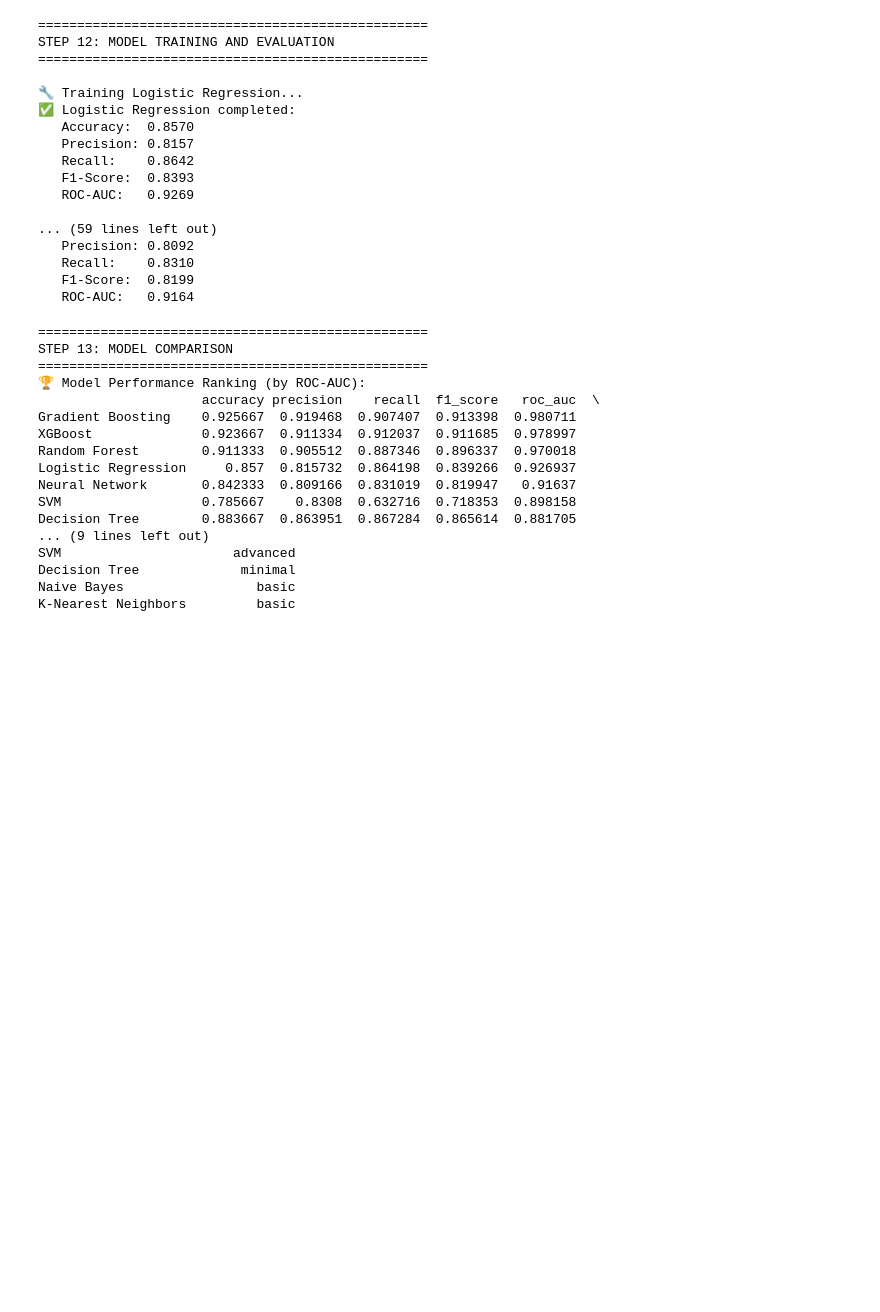
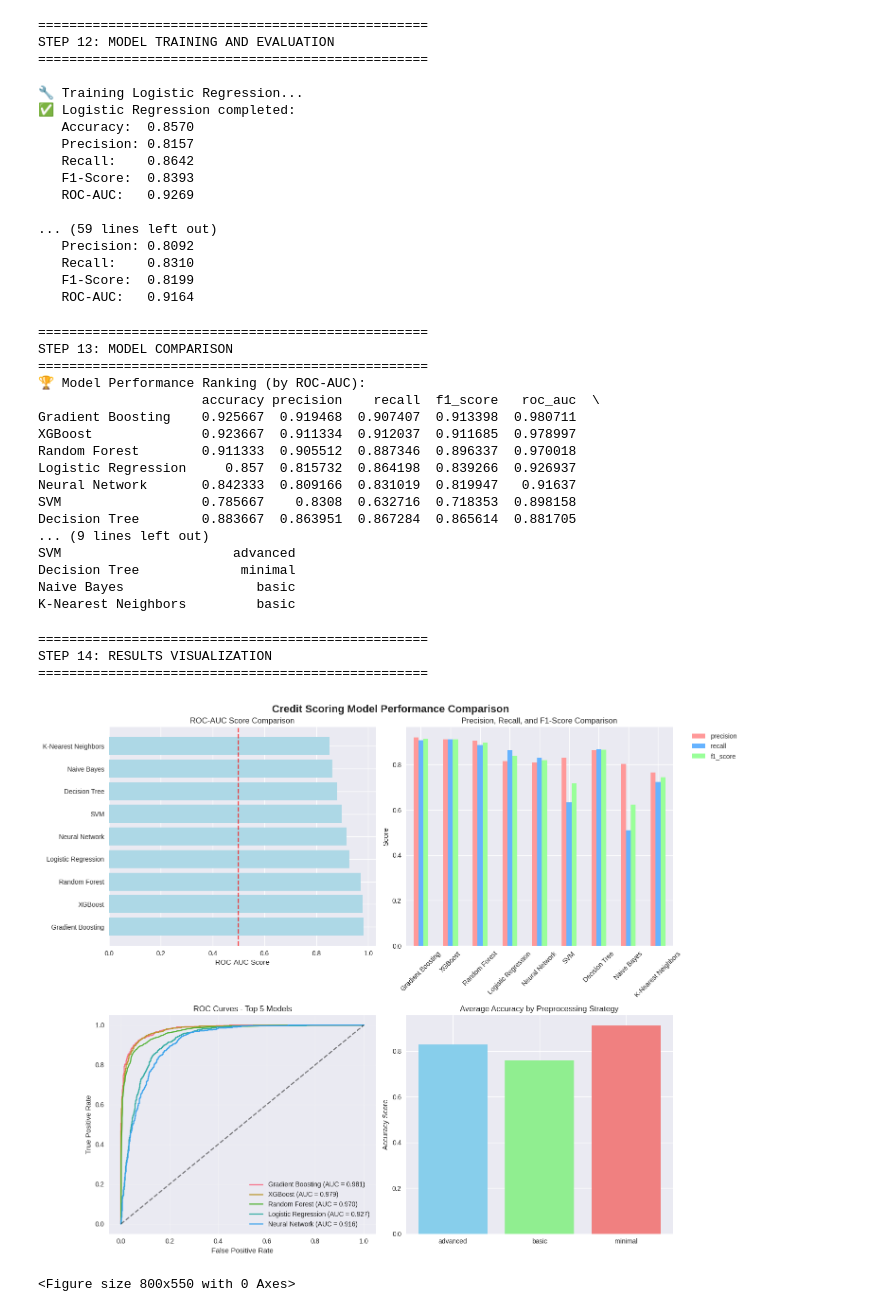
Before and after one commit to h399491-jpg/codealpha_task, a Jupyter notebook: code_alpha_2.ipynb, the cells around one changed output. Saved outputs shown, nothing was run; the diff lists cells and outputs as text; code cells hidden in the pictures; blank space fills up the shorter version.

```diff
--- a/code_alpha_2.ipynb
+++ b/code_alpha_2.ipynb
@@ -481,34 +479,49 @@ axes[0,0].set_title('ROC-AUC Score Comparison')
 axes[0,0].set_xlabel('ROC-AUC Score')
 axes[0,0].axvline(x=0.5, color='red', linestyle='--', alpha=0.7)
 
 # 2. Precision-Recall-F1 Comparison
 metrics_plot = results_df[['precision', 'recall', 'f1_score']]
 metrics_plot.plot(kind='bar', ax=axes[0,1], color=['#ff9999', '#66b3ff', '#99ff99'])
 axes[0,1].set_title('Precision, Recall, and F1-Score Comparison')
 axes[0,1].set_ylabel('Score')
 axes[0,1].tick_params(axis='x', rotation=45)
 axes[0,1].legend(bbox_to_anchor=(1.05, 1), loc='upper left')
 
 # 3. ROC Curves for top models
 top_models = results_df.head(5).index
 for model_name in top_models:
     pipeline = Pipeline(steps=[
         ('preprocessor', preprocessing_strategies[classifiers[model_name]['preprocessing']]),
         ('classifier', classifiers[model_name]['model'])
     ])
     pipeline.fit(X_train, y_train)
     y_pred_proba = pipeline.predict_proba(X_test)[:, 1]
 
     fpr, tpr, _ = roc_curve(y_test, y_pred_proba)
     roc_auc = auc(fpr, tpr)
 
-axes[1,0].plot(fpr, tpr, label=f'{model_name} (AUC = {roc_auc:.3f})')
+    axes[1,0].plot(fpr, tpr, label=f'{model_name} (AUC = {roc_auc:.3f})')
 axes[1,0].plot([0, 1], [0, 1], 'k--', alpha=0.5)
 axes[1,0].set_xlabel('False Positive Rate')
 axes[1,0].set_ylabel('True Positive Rate')
 axes[1,0].set_title('ROC Curves - Top 5 Models')
 axes[1,0].legend()
 axes[1,0].grid(True, alpha=0.3)
+
+# 4. Model accuracy by preprocessing strategy
+preprocessing_groups = results_df.groupby('preprocessing')['accuracy'].mean()
+axes[1,1].bar(preprocessing_groups.index, preprocessing_groups.values,
+             color=['skyblue', 'lightgreen', 'lightcoral'])
+axes[1,1].set_title('Average Accuracy by Preprocessing Strategy')
+axes[1,1].set_ylabel('Accuracy Score')
+
+plt.tight_layout()
+plt.show()
+# %% [output]
+==================================================
+STEP 14: RESULTS VISUALIZATION
+==================================================
+[figure, added]
 # %%
 # 4. Model accuracy by preprocessing strategy
 preprocessing_groups = results_df.groupby('preprocessing')['accuracy'].mean()
@@ -519,6 +532,8 @@ axes[1,1].set_ylabel('Accuracy Score')
 
 plt.tight_layout()
 plt.show()
+# %% [output]
+<Figure size 800x550 with 0 Axes>
 # %%
 # STEP 15: Detailed analysis of best model
 print("\n" + "="*50)
```
Also changed, not shown: parts of 6 cells of this notebook.
